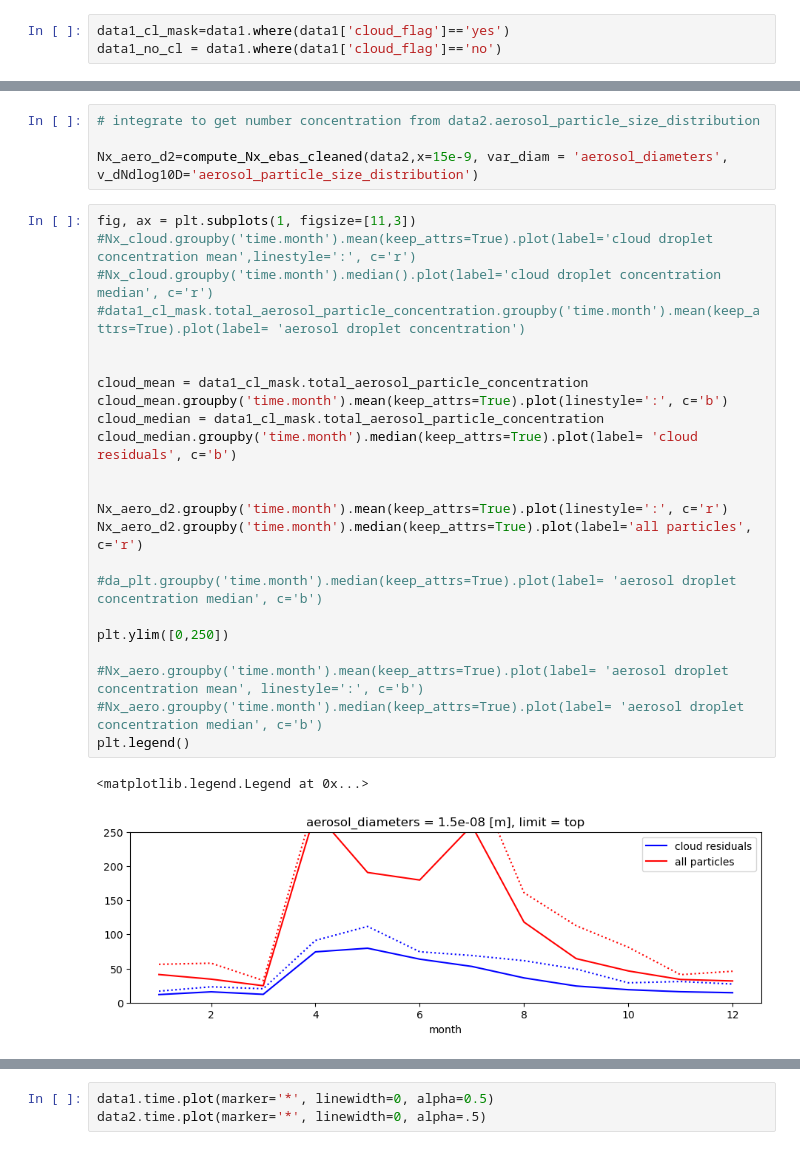
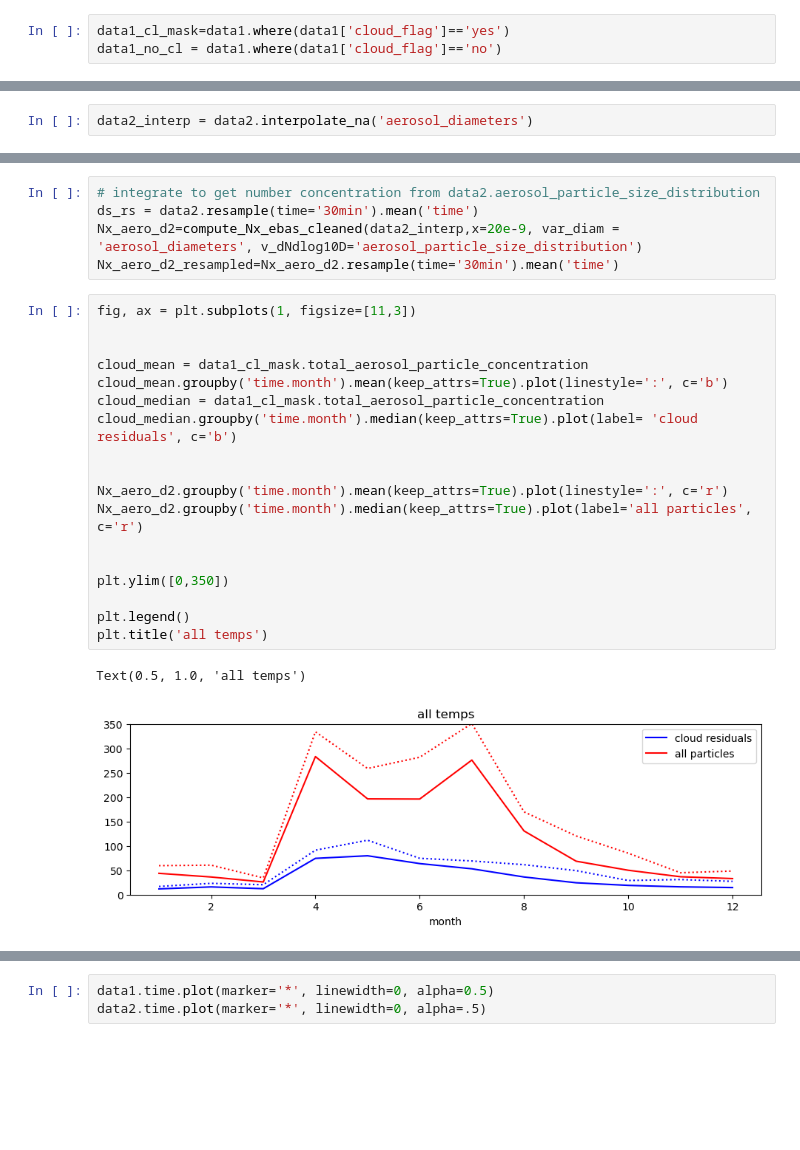
Before and after one commit to eScience-course/-Tjaernoe2022-group1, a Jupyter notebook: notebooks/Ingvild/Getting_started.ipynb, the cells around one changed output, grey strips where cells are left out. Cells and saved outputs as stored; diff of their text form; blank space fills up the shorter version.

```diff
--- a/notebooks/Ingvild/Getting_started.ipynb
+++ b/notebooks/Ingvild/Getting_started.ipynb
@@ -219,0 +272,2 @@ Attributes:
+# %%
+data2_interp = data2.interpolate_na('aerosol_diameters')
@@ -220,30 +279,26 @@ Attributes:
 # %%
 # integrate to get number concentration from data2.aerosol_particle_size_distribution
-
-Nx_aero_d2=compute_Nx_ebas_cleaned(data2,x=15e-9, var_diam = 'aerosol_diameters', v_dNdlog10D='aerosol_particle_size_distribution')
+ds_rs = data2.resample(time='30min').mean('time')
+Nx_aero_d2=compute_Nx_ebas_cleaned(data2_interp,x=20e-9, var_diam = 'aerosol_diameters', v_dNdlog10D='aerosol_particle_size_distribution')
+Nx_aero_d2_resampled=Nx_aero_d2.resample(time='30min').mean('time')
 # %%
 fig, ax = plt.subplots(1, figsize=[11,3])
-#Nx_cloud.groupby('time.month').mean(keep_attrs=True).plot(label='cloud droplet concentration mean',linestyle=':', c='r')
-#Nx_cloud.groupby('time.month').median().plot(label='cloud droplet concentration median', c='r')
-#data1_cl_mask.total_aerosol_particle_concentration.groupby('time.month').mean(keep_attrs=True).plot(label= 'aerosol droplet concentration')
 
 
 cloud_mean = data1_cl_mask.total_aerosol_particle_concentration
 cloud_mean.groupby('time.month').mean(keep_attrs=True).plot(linestyle=':', c='b')
 cloud_median = data1_cl_mask.total_aerosol_particle_concentration
 cloud_median.groupby('time.month').median(keep_attrs=True).plot(label= 'cloud residuals', c='b')
 
 
 Nx_aero_d2.groupby('time.month').mean(keep_attrs=True).plot(linestyle=':', c='r')
 Nx_aero_d2.groupby('time.month').median(keep_attrs=True).plot(label='all particles', c='r')
 
-#da_plt.groupby('time.month').median(keep_attrs=True).plot(label= 'aerosol droplet concentration median', c='b')
 
-plt.ylim([0,250])
+plt.ylim([0,350])
 
-#Nx_aero.groupby('time.month').mean(keep_attrs=True).plot(label= 'aerosol droplet concentration mean', linestyle=':', c='b')
-#Nx_aero.groupby('time.month').median(keep_attrs=True).plot(label= 'aerosol droplet concentration median', c='b')
 plt.legend()
+plt.title('all temps')
 # %% [output]
-<matplotlib.legend.Legend at 0x...>
+Text(0.5, 1.0, 'all temps')
-[figure, old version]
+[figure, new version]
```
Also changed, not shown: parts of 23 cells of this notebook.
